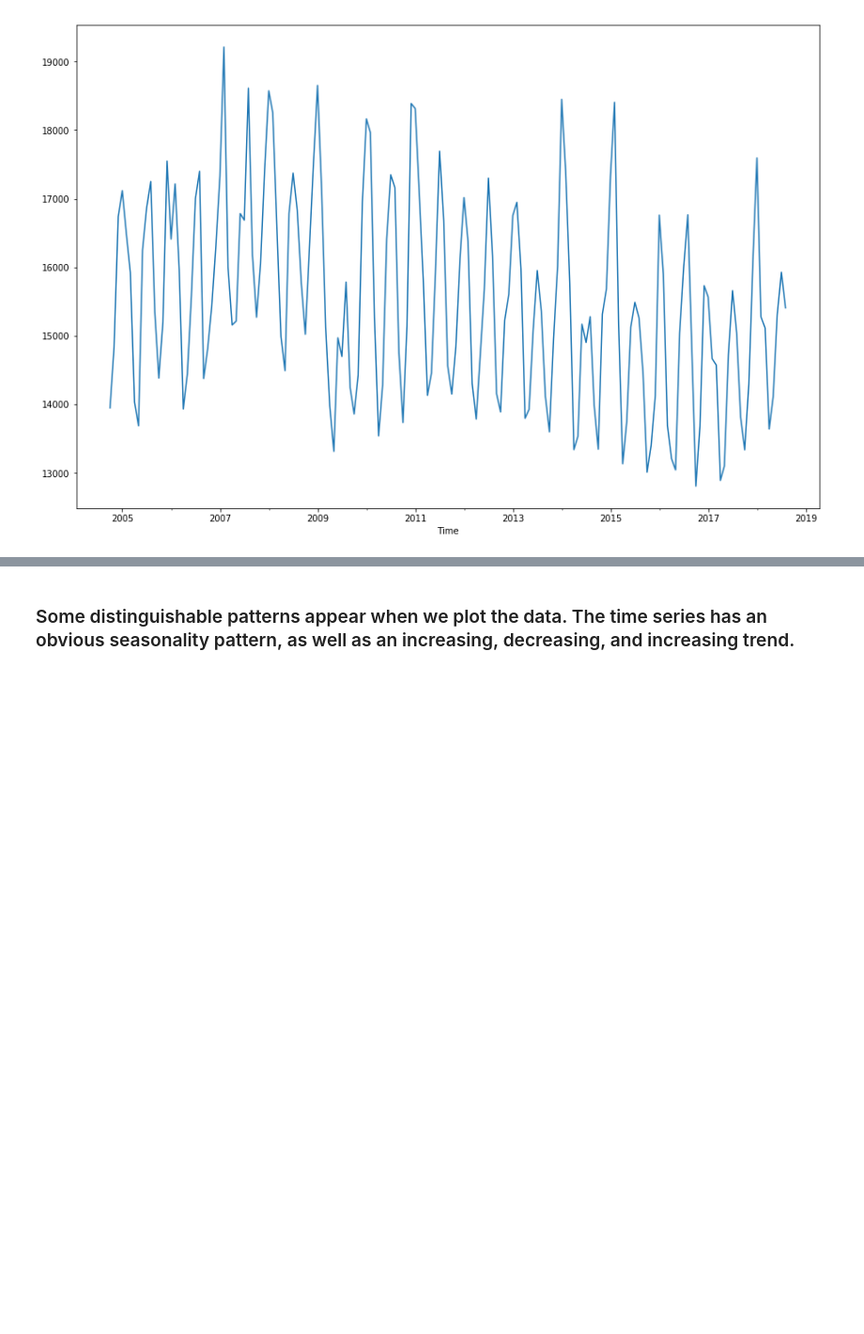
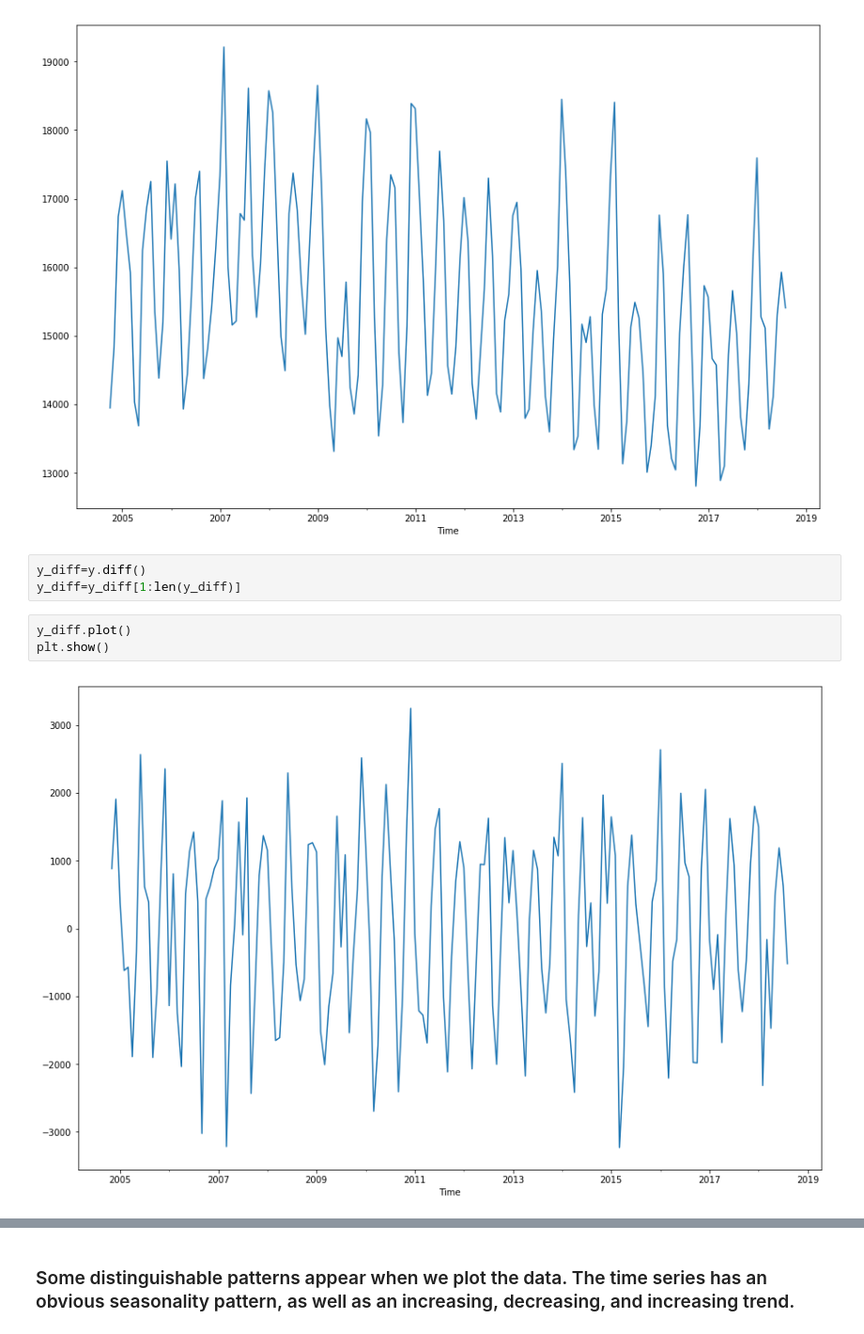
Before and after one commit to kaziahosunhabibripon/Time-Series, a Jupyter notebook: Energy-Consumption-20.ipynb, the cells around one changed output, grey strips where cells are left out. Shown at 94% size. Cells and saved outputs as stored; diff of their text form; blank space fills up the shorter version.

```diff
--- a/Energy-Consumption-20.ipynb
+++ b/Energy-Consumption-20.ipynb
@@ -99,3 +101,11 @@ y.plot()
 plt.show()
 # %% [output]
 [figure]
+# %%
+y_diff=y.diff()
+y_diff=y_diff[1:len(y_diff)]
+# %%
+y_diff.plot()
+plt.show()
+# %% [output]
+[figure, added]
```
Also changed, not shown: parts of 18 cells of this notebook.
